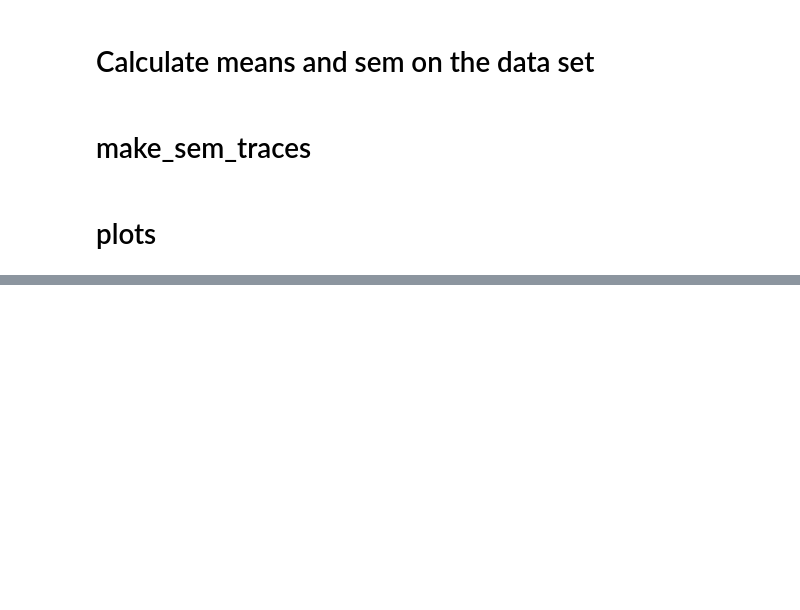
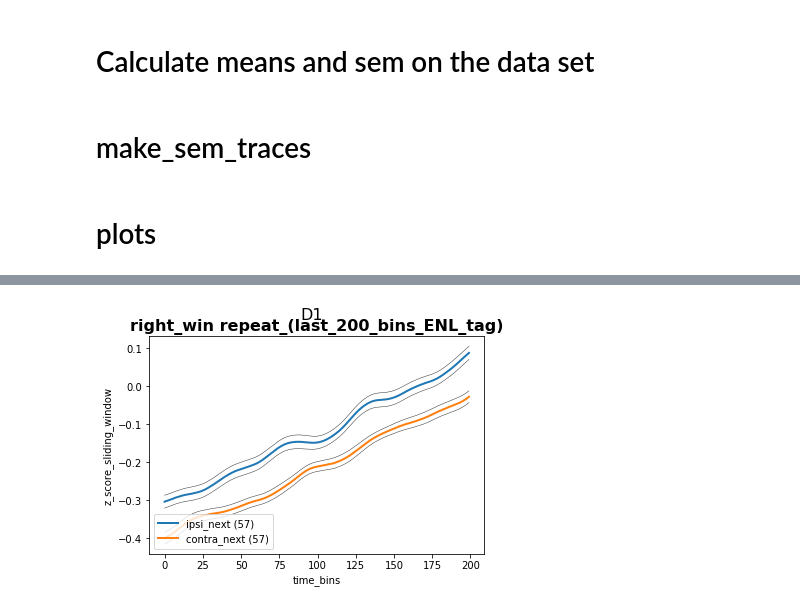
Before and after one commit to gilmandelbaum/analysis-pipeline-for-photometry_ex, a Jupyter notebook: Nb_data_set/data_set_lineplot/TestOutPut.ipynb, the cells around one changed output, grey strips where cells are left out. Cells and saved outputs as stored; diff of their text form; code cells hidden in the pictures; blank space fills up the shorter version.

```diff
--- a/Nb_data_set/data_set_lineplot/TestOutPut.ipynb
+++ b/Nb_data_set/data_set_lineplot/TestOutPut.ipynb
@@ -88,5 +83,5 @@ l_ls_period_d2_data_set= dslhf.extract_data_of_interest_ipsi_contra_data_set(dat
 # %%
-l_wr_period_d1_data_set= dslhf.extract_data_of_interest_ipsi_contra_data_set(data_set,
-                                                                           1,3,
-                                                                           period_of_interest,"d1 L")
+r_wr_period_d1_data_set= dslhf.extract_data_of_interest_ipsi_contra_data_set(data_set,
+                                                                           0,3,
+                                                                           period_of_interest,"d1 R")
 # %%
@@ -102,3 +97,3 @@ l_ls_period_d2_df = dslhf.calculate_mean_data_set(l_ls_period_d2_data_set)
 # %%
-l_wr_period_d1_df = dslhf.calculate_mean_data_set(l_wr_period_d1_data_set)
+r_wr_period_d1_df = dslhf.calculate_mean_data_set(r_wr_period_d1_data_set)
 # %%
@@ -112,3 +107,3 @@ l_ls_period_d2_mean_sem = dslhf.calculate_mean_sem (l_ls_period_d2_df)
 # %%
-l_wr_period_d1_mean_sem = dslhf.calculate_mean_sem (l_wr_period_d1_df)
+r_wr_period_d1_mean_sem = dslhf.calculate_mean_sem (r_wr_period_d1_df)
 # %%
@@ -122,3 +117,3 @@ l_ls_period_d2_sem_traces = dslhf.make_sem_traces(l_ls_period_d2_mean_sem)
 # %%
-l_wr_period_d1_sem_traces = dslhf.make_sem_traces(l_wr_period_d1_mean_sem)
+r_wr_period_d1_sem_traces = dslhf.make_sem_traces(r_wr_period_d1_mean_sem)
 # %%
@@ -136,5 +135,7 @@ dslhf.plot_ipsi_contra_together(l_ls_period_d2_mean_sem,
 # %%
-dslhf.plot_ipsi_contra_together(l_wr_period_d1_mean_sem,
-                              l_wr_period_d1_sem_traces,
-                              "left_win repeat",period_of_interest,"D1",y_axis,cache_dir_plt)
+dslhf.plot_ipsi_contra_together(r_wr_period_d1_mean_sem,
+                              r_wr_period_d1_sem_traces,
+                              "right_win repeat",period_of_interest,"D1",y_axis,cache_dir_plt)
+# %% [output]
+[figure, added]
 # %%
```
Also changed, not shown: parts of 21 cells of this notebook.
